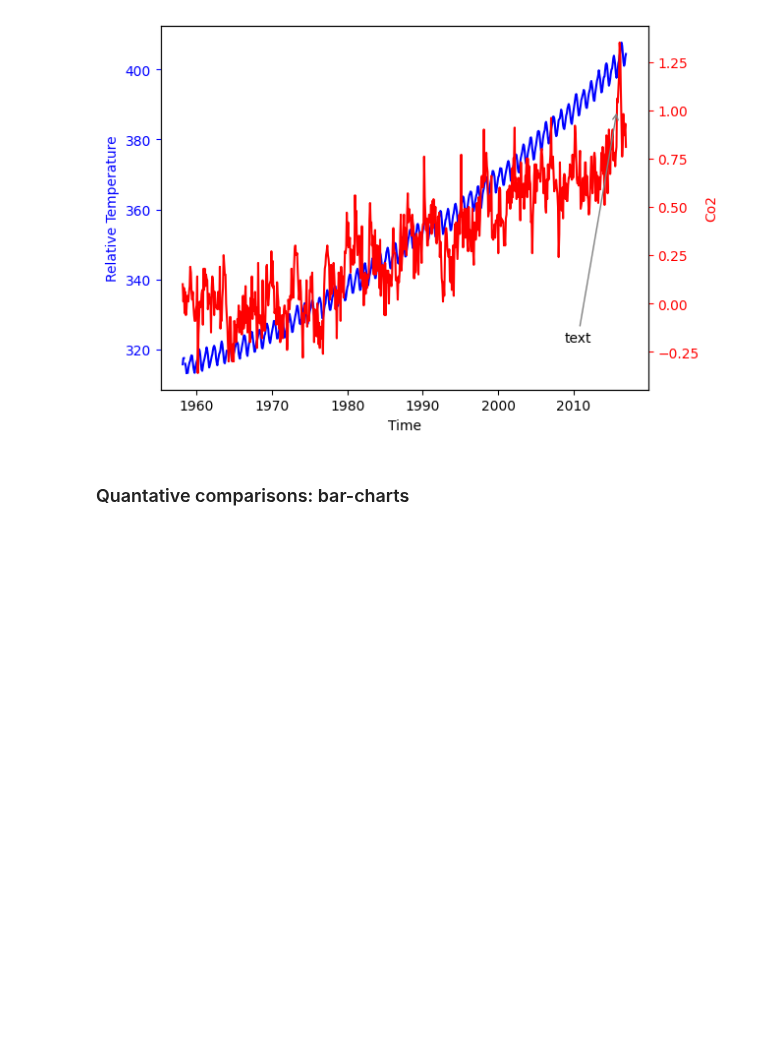
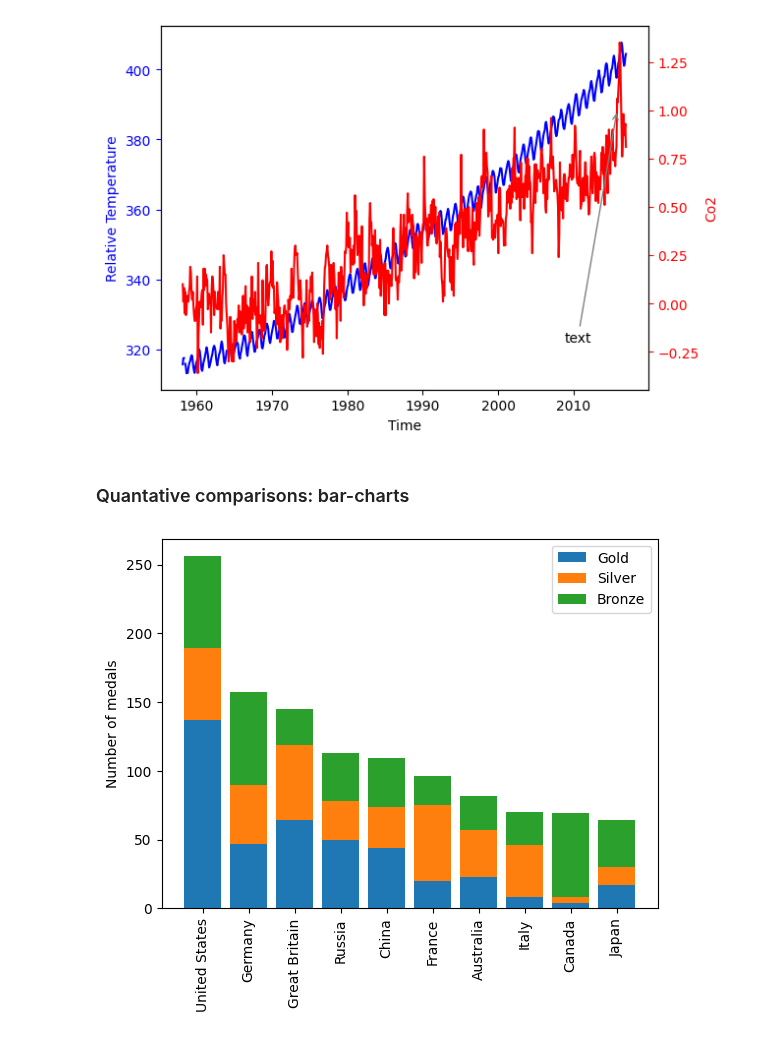
Before and after one commit to andrewch28/DataCamp, a Jupyter notebook: Matplotlib.ipynb, the cells around one changed output. Saved outputs shown, nothing was run; the diff lists cells and outputs as text; code cells hidden in the pictures; blank space fills up the shorter version.

```diff
--- a/Matplotlib.ipynb
+++ b/Matplotlib.ipynb
@@ -165,0 +164,15 @@ medals = pd.read_csv("databases/medals_by_country.csv")
+# %%
+medals = pd.read_csv("databases/medals_by_country.csv", index_col=0)
+
+fig, ax = plt.subplots()
+ax.bar(medals.index, medals["Gold"], label="Gold")
+ax.bar(medals.index, medals["Silver"], bottom=medals["Gold"], label="Silver")
+ax.bar(medals.index, medals["Bronze"], bottom = medals["Gold"] + medals["Silver"], label="Bronze")
+
+ax.legend()
+
+ax.set_ylabel("Number of medals")
+ax.set_xticklabels(medals.index, rotation=90)
+plt.show()
+# %% [output]
+[figure, added]
```
Also changed, not shown: parts of 1 cell of this notebook.
